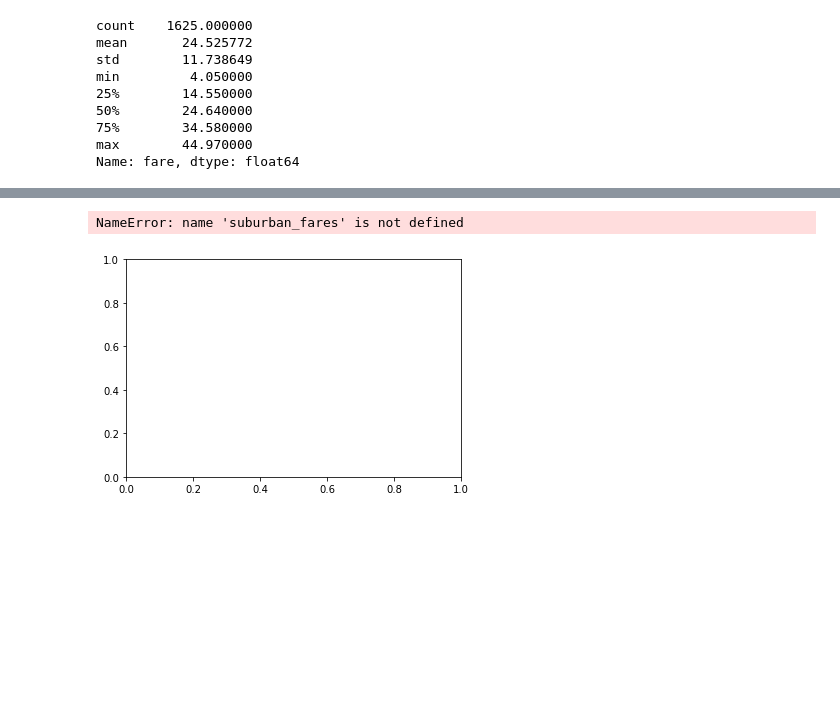
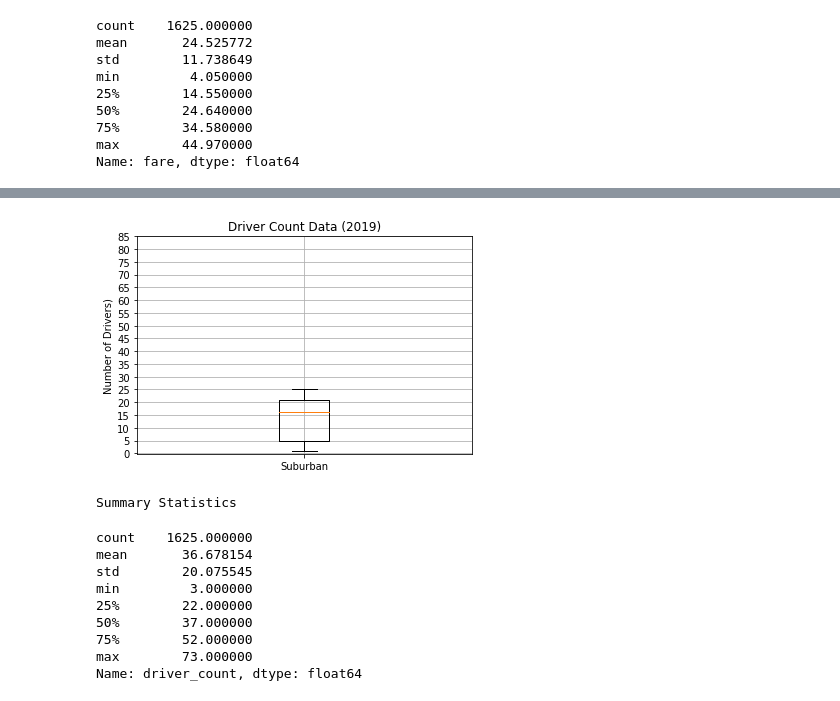
Before and after one commit to NCarr2021/PyBer_Analysis, a Jupyter notebook: PyBer.ipynb, the cells around one changed output, grey strips where cells are left out. Drawn from its saved outputs; the diff is of its cells as text; code cells hidden in the pictures; blank space fills up the shorter version.

```diff
--- a/PyBer.ipynb
+++ b/PyBer.ipynb
@@ -602,16 +692,25 @@ Name: fare, dtype: float64
 # %%
-# Create a box-and-whisker plot for the suburban fare data.
+# Create the box-and-whisker plot for the suburban driver count data.
 x_labels = ["Suburban"]
 fig, ax = plt.subplots()
-ax.boxplot(suburban_fares, labels=x_labels)
+ax.boxplot(suburban_drivers,labels=x_labels)
 # Add the title, y-axis label and grid.
-ax.set_title('Ride Fare Data (2019)')
-ax.set_ylabel('Fare($USD)')
-ax.set_yticks(np.arange(0, 51, step=5.0))
+ax.set_title('Driver Count Data (2019)')
+ax.set_ylabel('Number of Drivers)')
+ax.set_yticks(np.arange(0, 90, step=5.0))
 ax.grid()
 plt.show()
 print("Summary Statistics")
-suburban_fares.describe()
+urban_drivers.describe()
 # %% [output]
+[figure, new version]
-NameError: name 'suburban_fares' is not defined
+Summary Statistics
-[figure, old version]
+count    1625.000000
+mean       36.678154
+std        20.075545
+min         3.000000
+25%        22.000000
+50%        37.000000
+75%        52.000000
+max        73.000000
+Name: driver_count, dtype: float64
```
Also changed, not shown: parts of 6 cells of this notebook.
